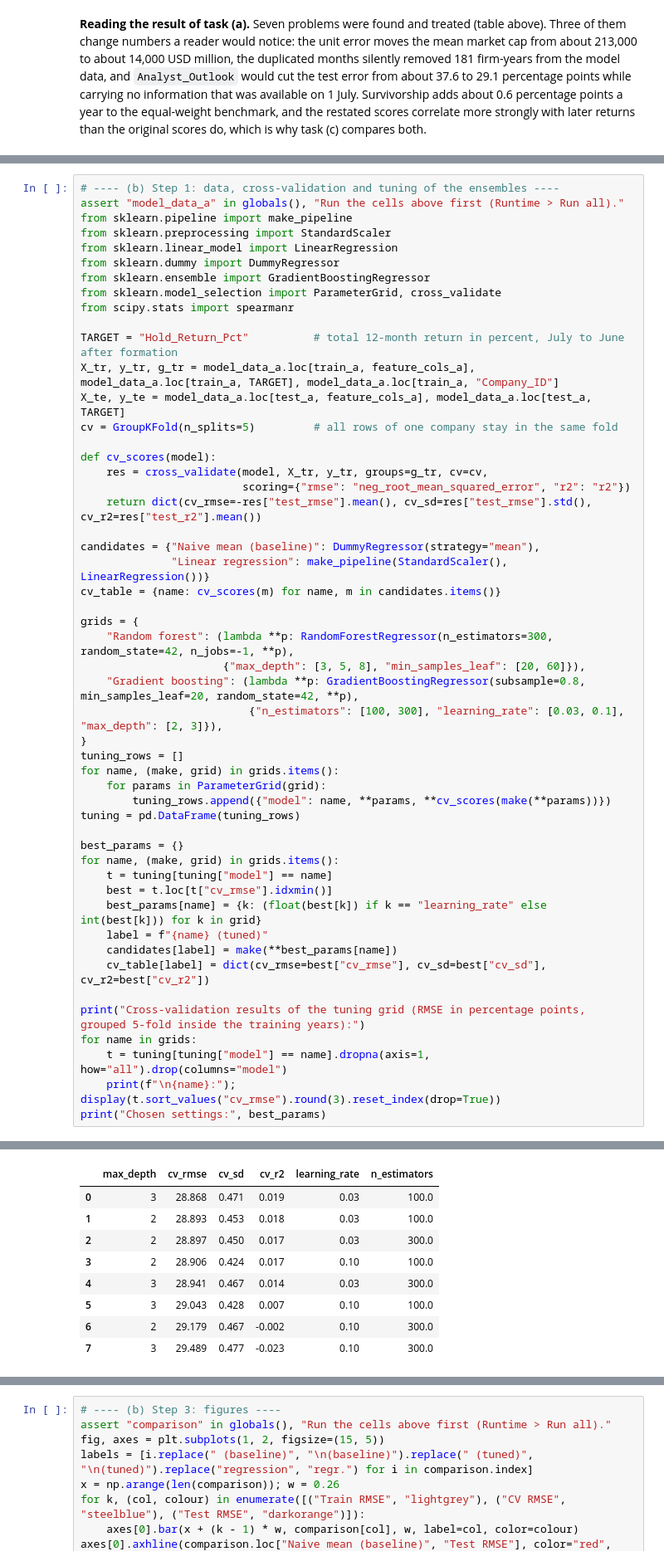
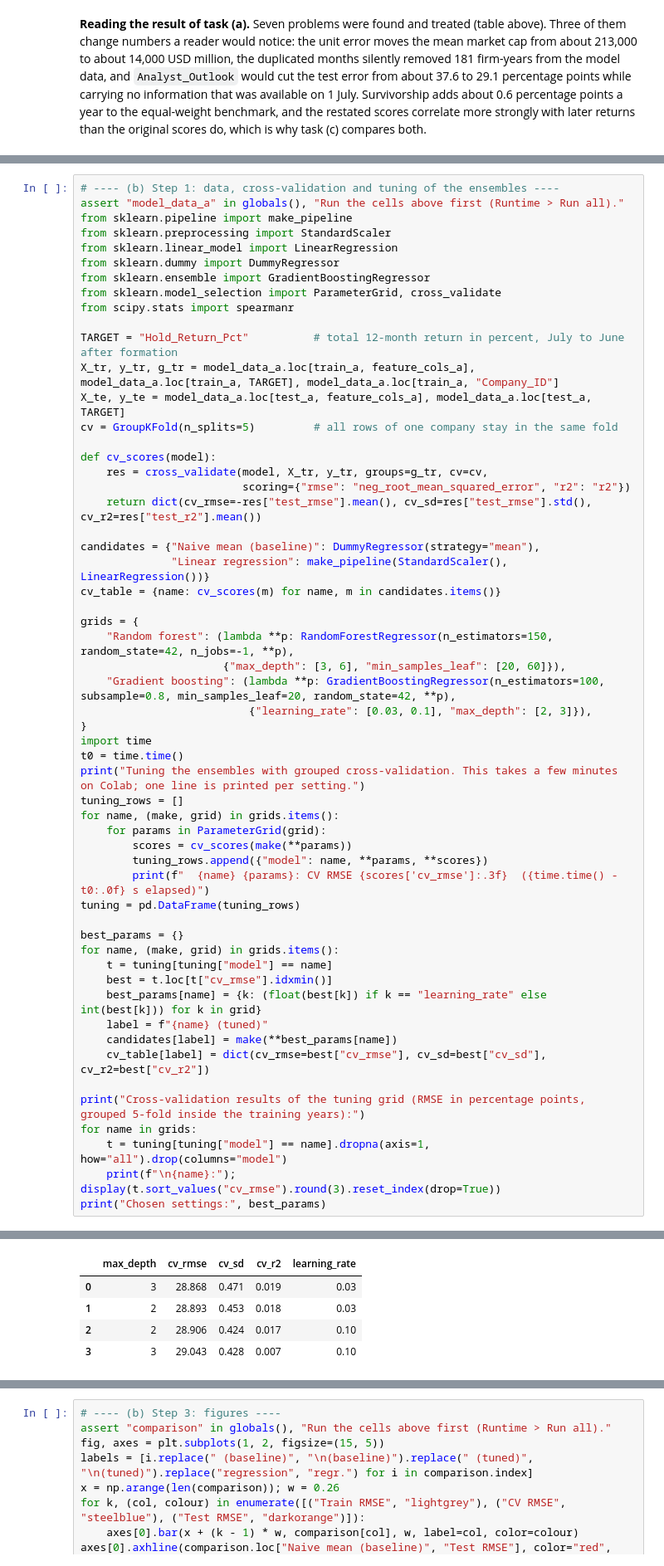
Before and after one commit to FBE5d5wqfds/EAIF-, a Jupyter notebook: group_project_AS2026/notebook/Group_Work_AS_2026_solution.ipynb, the cells around one changed output, grey strips where cells are left out. Shown at 83% size. Drawn from its saved outputs; the diff is of its cells as text.

Commit message:
Make the tuning step in task (b) faster (smaller grids, fewer trees) and print progress
Co-Authored-By: Claude Sonnet 5.5 <noreply@anthropic.com>

```diff
--- a/group_project_AS2026/notebook/Group_Work_AS_2026_solution.ipynb
+++ b/group_project_AS2026/notebook/Group_Work_AS_2026_solution.ipynb
@@ -809,15 +809,20 @@ candidates = {"Naive mean (baseline)": DummyRegressor(strategy="mean"),
 cv_table = {name: cv_scores(m) for name, m in candidates.items()}
 
 grids = {
-    "Random forest": (lambda **p: RandomForestRegressor(n_estimators=300, random_state=42, n_jobs=-1, **p),
-                      {"max_depth": [3, 5, 8], "min_samples_leaf": [20, 60]}),
-    "Gradient boosting": (lambda **p: GradientBoostingRegressor(subsample=0.8, min_samples_leaf=20, random_state=42, **p),
-                          {"n_estimators": [100, 300], "learning_rate": [0.03, 0.1], "max_depth": [2, 3]}),
+    "Random forest": (lambda **p: RandomForestRegressor(n_estimators=150, random_state=42, n_jobs=-1, **p),
+                      {"max_depth": [3, 6], "min_samples_leaf": [20, 60]}),
+    "Gradient boosting": (lambda **p: GradientBoostingRegressor(n_estimators=100, subsample=0.8, min_samples_leaf=20, random_state=42, **p),
+                          {"learning_rate": [0.03, 0.1], "max_depth": [2, 3]}),
 }
+import time
+t0 = time.time()
+print("Tuning the ensembles with grouped cross-validation. This takes a few minutes on Colab; one line is printed per setting.")
 tuning_rows = []
 for name, (make, grid) in grids.items():
     for params in ParameterGrid(grid):
-        tuning_rows.append({"model": name, **params, **cv_scores(make(**params))})
+        scores = cv_scores(make(**params))
+        tuning_rows.append({"model": name, **params, **scores})
+        print(f"  {name} {params}: CV RMSE {scores['cv_rmse']:.3f}  ({time.time() - t0:.0f} s elapsed)")
 tuning = pd.DataFrame(tuning_rows)
 
 best_params = {}
@@ -848,10 +860,6 @@ Random forest:
 Gradient boosting:
-|  | max_depth | cv_rmse | cv_sd | cv_r2 | learning_rate | n_estimators |
-| 0 | 3 | 28.868 | 0.471 | 0.019 | 0.03 | 100.0 |
-| 1 | 2 | 28.893 | 0.453 | 0.018 | 0.03 | 100.0 |
-| 2 | 2 | 28.897 | 0.450 | 0.017 | 0.03 | 300.0 |
-| 3 | 2 | 28.906 | 0.424 | 0.017 | 0.10 | 100.0 |
-| 4 | 3 | 28.941 | 0.467 | 0.014 | 0.03 | 300.0 |
-| 5 | 3 | 29.043 | 0.428 | 0.007 | 0.10 | 100.0 |
-| 6 | 2 | 29.179 | 0.467 | -0.002 | 0.10 | 300.0 |
-| 7 | 3 | 29.489 | 0.477 | -0.023 | 0.10 | 300.0 |
+|  | max_depth | cv_rmse | cv_sd | cv_r2 | learning_rate |
+| 0 | 3 | 28.868 | 0.471 | 0.019 | 0.03 |
+| 1 | 2 | 28.893 | 0.453 | 0.018 | 0.03 |
+| 2 | 2 | 28.906 | 0.424 | 0.017 | 0.10 |
+| 3 | 3 | 29.043 | 0.428 | 0.007 | 0.10 |
```
Also changed, not shown: parts of 4 cells of this notebook.
